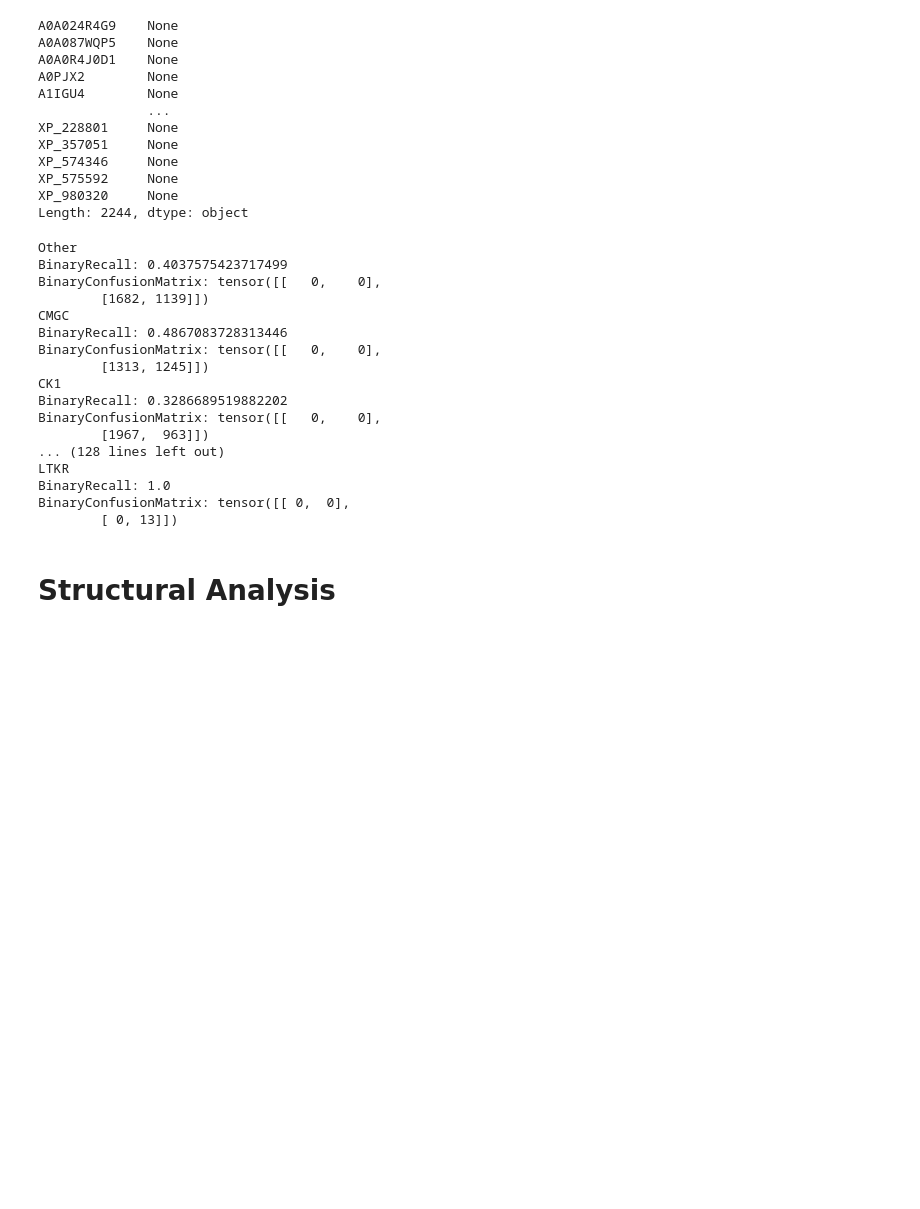
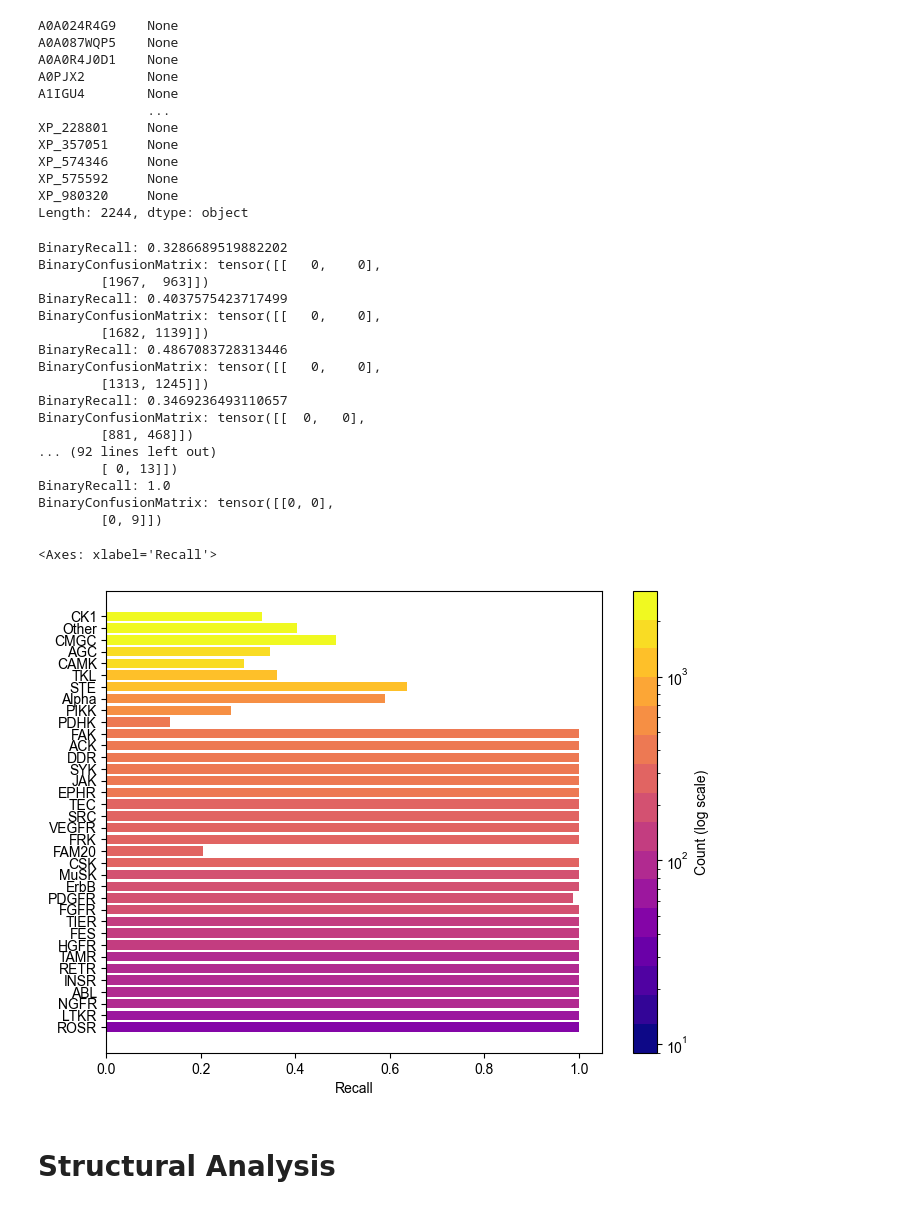
Before and after one commit to nexuso1/bio-research, a Jupyter notebook: notebooks/pred_analysis.ipynb, the cells around one changed output. Cells and saved outputs as stored; diff of their text form; code cells hidden in the pictures; blank space fills up the shorter version.

```diff
--- a/notebooks/pred_analysis.ipynb
+++ b/notebooks/pred_analysis.ipynb
@@ -394,26 +388,64 @@ XP_980320     None
 Length: 2244, dtype: object
 # %%
 family_results = {}
-for family, m in family_mterics.items():
-    print(family)
+for family, m in family_metrics.items():
     family_results[family] = m.compute()
-    for m, val in family_results[family].items():
+
+sorted_counts = sorted(family_counts.items(), key=lambda x: x[1], reverse=True)
+for k, _ in sorted_counts:
+    for m, val in family_results[k].items():
         print(f'{m}: {val}')
 # %% [output]
-Other
+BinaryRecall: 0.3286689519882202
+BinaryConfusionMatrix: tensor([[   0,    0],
+        [1967,  963]])
 BinaryRecall: 0.4037575423717499
 BinaryConfusionMatrix: tensor([[   0,    0],
         [1682, 1139]])
-CMGC
 BinaryRecall: 0.4867083728313446
 BinaryConfusionMatrix: tensor([[   0,    0],
         [1313, 1245]])
-CK1
-BinaryRecall: 0.3286689519882202
-BinaryConfusionMatrix: tensor([[   0,    0],
-        [1967,  963]])
-... (128 lines left out)
-LTKR
+BinaryRecall: 0.3469236493110657
+BinaryConfusionMatrix: tensor([[  0,   0],
+        [881, 468]])
+... (92 lines left out)
+        [ 0, 13]])
 BinaryRecall: 1.0
-BinaryConfusionMatrix: tensor([[ 0,  0],
-        [ 0, 13]])
+BinaryConfusionMatrix: tensor([[0, 0],
+        [0, 9]])
+# %%
+import matplotlib.pyplot as plt
+from matplotlib import ticker
+from matplotlib import colormaps
+from matplotlib.colors import LogNorm
+
+cmap = colormaps['plasma'].resampled(16)
+counts = np.asarray([count for _, count in sorted_counts])
+colors = cmap(np.log(counts) / np.log(counts).max())
+
+fig, ax = plt.subplots()
+x = [k for k, _ in sorted_counts]
+x_pos = np.arange(len(x))
+y = [family_results[k]['BinaryRecall'] for k,_ in sorted_counts]
+
+ax.barh(x_pos, y, align='center', color=colors)
+ax.set_yticks(x_pos, labels=x)
+ax.invert_yaxis()
+ax.set_xlabel('Recall')
+
+sm = plt.cm.ScalarMappable(cmap=cmap, norm=LogNorm(vmin=counts.min(), vmax=counts.max()))
+cbar = fig.colorbar(sm, ax=ax)
+cbar.set_label('Count (log scale)')
+
+locator = ticker.LogLocator(base=10.0, numticks=20) # 'auto' tries to find a reasonable number
+cbar.ax.yaxis.set_major_locator(locator)
+
+# You might also want to format the tick labels nicely
+formatter = ticker.LogFormatterSciNotation() # Or just LogFormatter()
+cbar.ax.yaxis.set_major_formatter(formatter)
+
+fig.set_size_inches(8, 6)
+ax
+# %% [output]
+<Axes: xlabel='Recall'>
+[figure, added]
```
Also changed, not shown: parts of 8 cells of this notebook, 3 other files.
